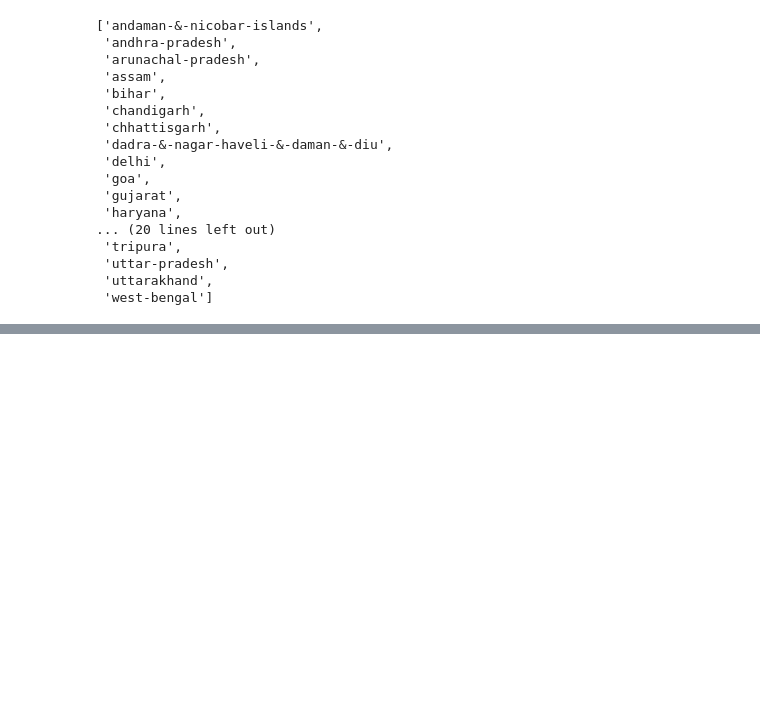
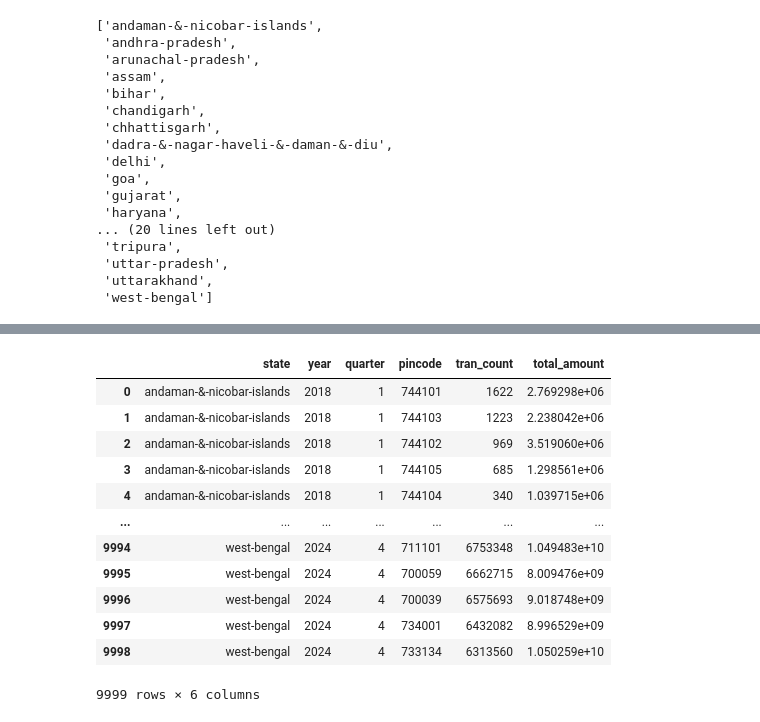
Before and after one commit to Ranjitha23ds/Phonepe-Pulse-Data-Visualization-and-Exploration, a Jupyter notebook: Phone.ipynb, the cells around one changed output, grey strips where cells are left out. Saved outputs shown, nothing was run; the diff lists cells and outputs as text; code cells hidden in the pictures; blank space fills up the shorter version.

```diff
--- a/Phone.ipynb
+++ b/Phone.ipynb
@@ -312,0 +373,44 @@ FileNotFoundError: [WinError 3] The system cannot find the path specified: 'phon
+# %%
+clm5={"state":[],"year":[],"quarter":[],"pincode":[],"tran_count":[],"total_amount":[]}
+for i in top_tran:
+    p_i=top_path+i+'/'
+    top_tran_year=os.listdir(p_i)
+    #print(top_tran_year)
+    for j in top_tran_year:
+        p_j=p_i+j+'/'
+        top_tran_quarter=os.listdir(p_j)
+        for k in top_tran_quarter:
+            p_k=p_j+k
+            data=open(p_k,'r')
+            top_tran_data=json.load(data)
+            #try:
+            for z in top_tran_data["data"]["pincodes"]:
+                #print(z)
+                pin_num=z["entityName"]
+                tran_cnt=z["metric"]["count"]
+                types=z["metric"]["type"]
+                total_amt=z["metric"]["amount"]
+                clm5["state"].append(i)
+                clm5["year"].append(j)
+                clm5["quarter"].append(int(k.strip(".json")))
+                clm5["pincode"].append(pin_num)
+                clm5["tran_count"].append(tran_cnt)
+                clm5["total_amount"].append(total_amt)
+                #clm4["type"].append(types)
+top_transaction_pincode=pd.DataFrame(clm5)
+# %%
+top_transaction_pincode
+# %% [output]
+|  | state | year | quarter | pincode | tran_count | total_amount |
+| 0 | andaman-&-nicobar-islands | 2018 | 1 | 744101 | 1622 | 2.769298e+06 |
+| 1 | andaman-&-nicobar-islands | 2018 | 1 | 744103 | 1223 | 2.238042e+06 |
+| 2 | andaman-&-nicobar-islands | 2018 | 1 | 744102 | 969 | 3.519060e+06 |
+| 3 | andaman-&-nicobar-islands | 2018 | 1 | 744105 | 685 | 1.298561e+06 |
+| 4 | andaman-&-nicobar-islands | 2018 | 1 | 744104 | 340 | 1.039715e+06 |
+| ... | ... | ... | ... | ... | ... | ... |
+| 9994 | west-bengal | 2024 | 4 | 711101 | 6753348 | 1.049483e+10 |
+| 9995 | west-bengal | 2024 | 4 | 700059 | 6662715 | 8.009476e+09 |
+| 9996 | west-bengal | 2024 | 4 | 700039 | 6575693 | 9.018748e+09 |
+| 9997 | west-bengal | 2024 | 4 | 734001 | 6432082 | 8.996529e+09 |
+| 9998 | west-bengal | 2024 | 4 | 733134 | 6313560 | 1.050259e+10 |
+9999 rows × 6 columns
```
Also changed, not shown: parts of 32 cells of this notebook.
